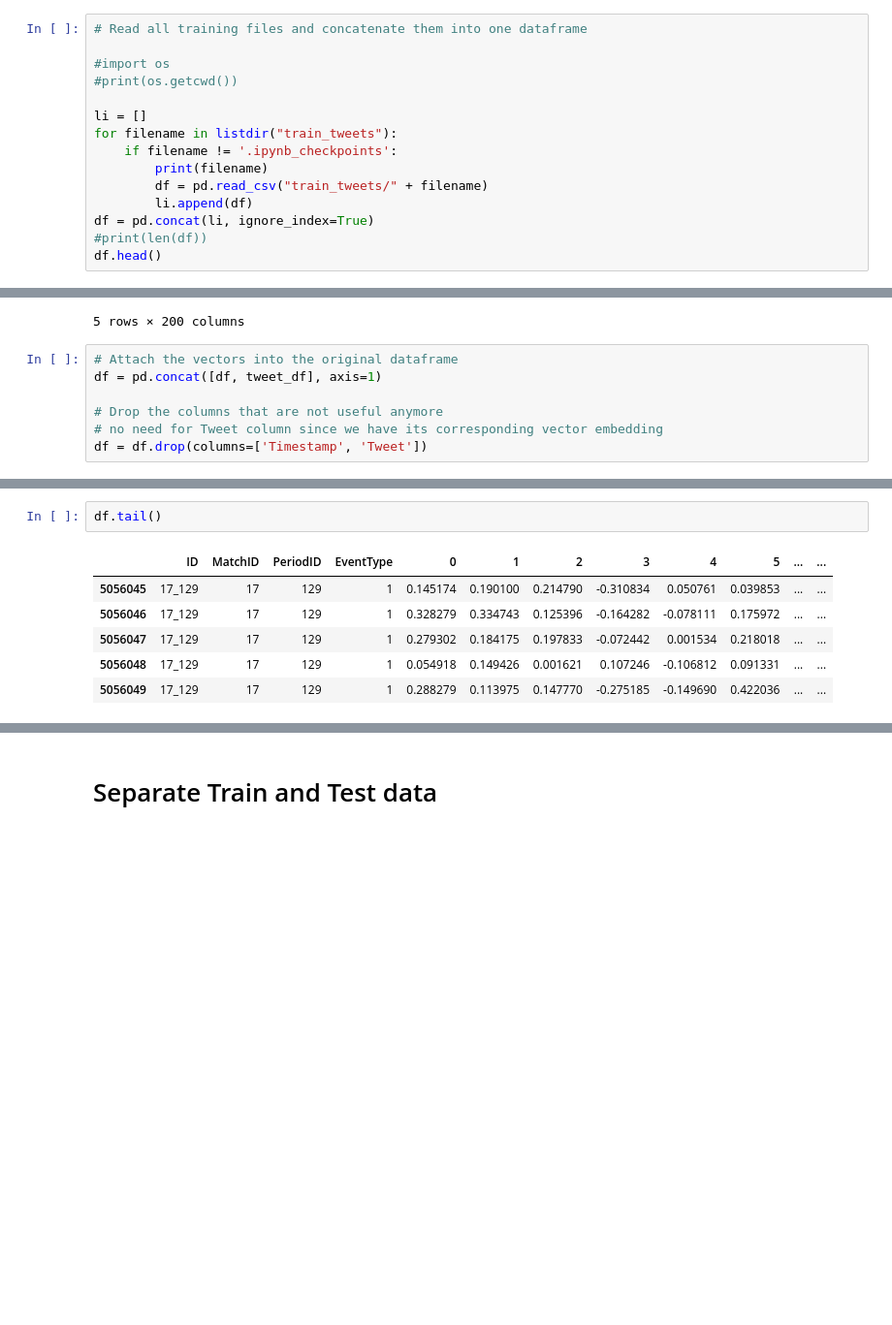
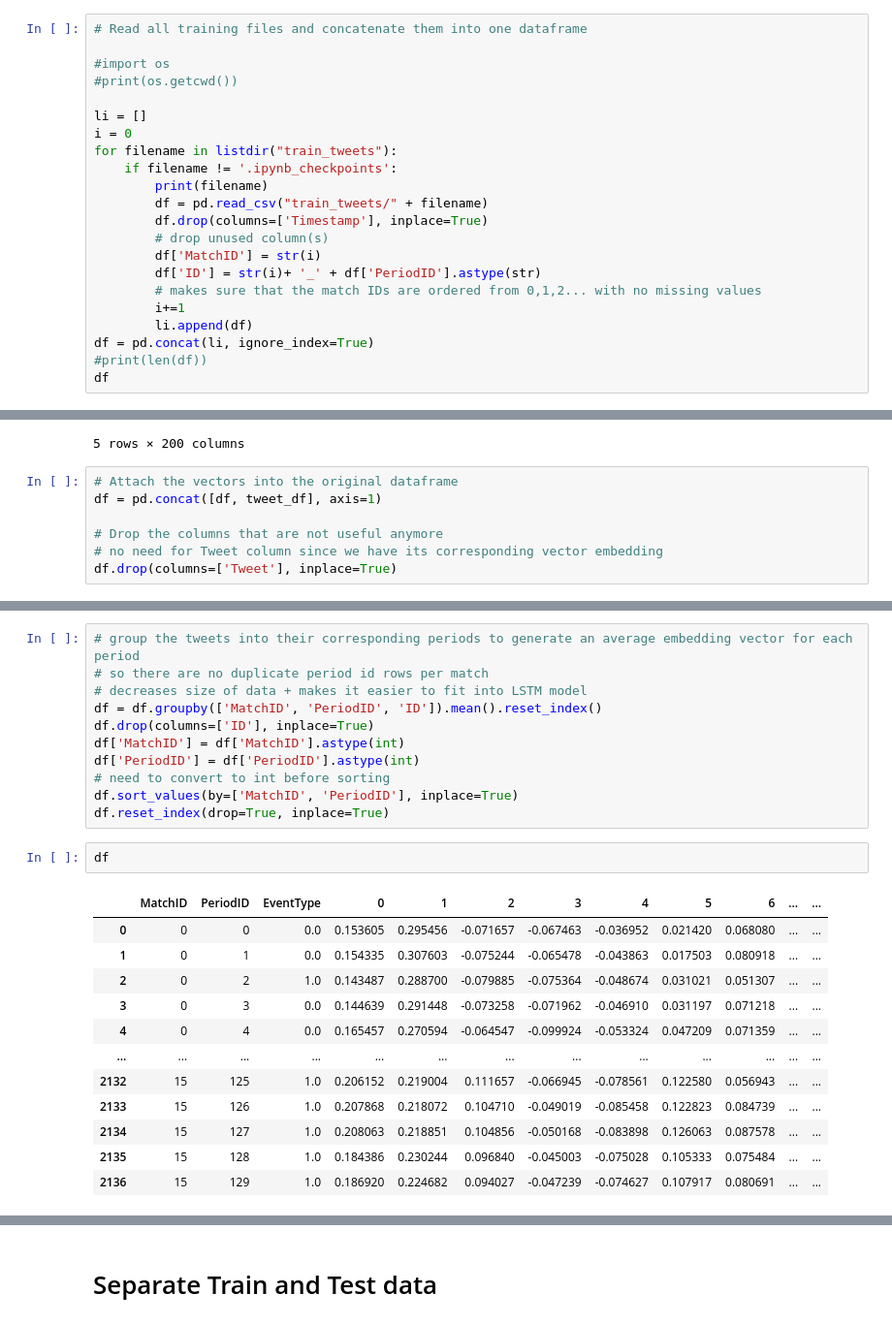
Before and after one commit to vmic2002/DeepLearningChallengeCSC_51054_EP, a Jupyter notebook: Group_challenge_weight_watchers.ipynb, the cells around one changed output, grey strips where cells are left out. Shown at 97% size. Saved outputs shown, nothing was run; the diff lists cells and outputs as text; blank space fills up the shorter version.

Commit message:
Changed how training/test data are separated + other major changes. data is formatted as pytorch tensor

```diff
--- a/Group_challenge_weight_watchers.ipynb
+++ b/Group_challenge_weight_watchers.ipynb
@@ -35,14 +40,21 @@ embeddings_model = api.load("glove-twitter-200")  # 200-dimensional GloVe embedd
 #print(os.getcwd())
 
 li = []
+i = 0
 for filename in listdir("train_tweets"):
     if filename != '.ipynb_checkpoints':
         print(filename)
         df = pd.read_csv("train_tweets/" + filename)
+        df.drop(columns=['Timestamp'], inplace=True)
+        # drop unused column(s)
+        df['MatchID'] = str(i)
+        df['ID'] = str(i)+ '_' + df['PeriodID'].astype(str)
+        # makes sure that the match IDs are ordered from 0,1,2... with no missing values
+        i+=1
         li.append(df)
 df = pd.concat(li, ignore_index=True)
 #print(len(df))
-df.head()
+df
 # %% [output]
 AustraliaSpain34.csv
 PortugalGhana58.csv
@@ -135,5 +160,5 @@ df = pd.concat([df, tweet_df], axis=1)
 
 # Drop the columns that are not useful anymore
 # no need for Tweet column since we have its corresponding vector embedding
-df = df.drop(columns=['Timestamp', 'Tweet'])
+df.drop(columns=['Tweet'], inplace=True)
 # %%
@@ -150,9 +181,26 @@ df.head()
+# %%
+# group the tweets into their corresponding periods to generate an average embedding vector for each period
+# so there are no duplicate period id rows per match
+# decreases size of data + makes it easier to fit into LSTM model
+df = df.groupby(['MatchID', 'PeriodID', 'ID']).mean().reset_index()
+df.drop(columns=['ID'], inplace=True)
+df['MatchID'] = df['MatchID'].astype(int)
+df['PeriodID'] = df['PeriodID'].astype(int)
+# need to convert to int before sorting
+df.sort_values(by=['MatchID', 'PeriodID'], inplace=True)
+df.reset_index(drop=True, inplace=True)
 # %%
-df.tail()
+df
 # %% [output]
-|  | ID | MatchID | PeriodID | EventType | 0 | 1 | 2 | 3 | 4 | 5 | ... | ... |
-| 5056045 | 17_129 | 17 | 129 | 1 | 0.145174 | 0.190100 | 0.214790 | -0.310834 | 0.050761 | 0.039853 | ... | ... |
-| 5056046 | 17_129 | 17 | 129 | 1 | 0.328279 | 0.334743 | 0.125396 | -0.164282 | -0.078111 | 0.175972 | ... | ... |
-| 5056047 | 17_129 | 17 | 129 | 1 | 0.279302 | 0.184175 | 0.197833 | -0.072442 | 0.001534 | 0.218018 | ... | ... |
-| 5056048 | 17_129 | 17 | 129 | 1 | 0.054918 | 0.149426 | 0.001621 | 0.107246 | -0.106812 | 0.091331 | ... | ... |
-| 5056049 | 17_129 | 17 | 129 | 1 | 0.288279 | 0.113975 | 0.147770 | -0.275185 | -0.149690 | 0.422036 | ... | ... |
+|  | MatchID | PeriodID | EventType | 0 | 1 | 2 | 3 | 4 | 5 | 6 | ... | ... |
+| 0 | 0 | 0 | 0.0 | 0.153605 | 0.295456 | -0.071657 | -0.067463 | -0.036952 | 0.021420 | 0.068080 | ... | ... |
+| 1 | 0 | 1 | 0.0 | 0.154335 | 0.307603 | -0.075244 | -0.065478 | -0.043863 | 0.017503 | 0.080918 | ... | ... |
+| 2 | 0 | 2 | 1.0 | 0.143487 | 0.288700 | -0.079885 | -0.075364 | -0.048674 | 0.031021 | 0.051307 | ... | ... |
+| 3 | 0 | 3 | 0.0 | 0.144639 | 0.291448 | -0.073258 | -0.071962 | -0.046910 | 0.031197 | 0.071218 | ... | ... |
+| 4 | 0 | 4 | 0.0 | 0.165457 | 0.270594 | -0.064547 | -0.099924 | -0.053324 | 0.047209 | 0.071359 | ... | ... |
+| ... | ... | ... | ... | ... | ... | ... | ... | ... | ... | ... | ... | ... |
+| 2132 | 15 | 125 | 1.0 | 0.206152 | 0.219004 | 0.111657 | -0.066945 | -0.078561 | 0.122580 | 0.056943 | ... | ... |
+| 2133 | 15 | 126 | 1.0 | 0.207868 | 0.218072 | 0.104710 | -0.049019 | -0.085458 | 0.122823 | 0.084739 | ... | ... |
+| 2134 | 15 | 127 | 1.0 | 0.208063 | 0.218851 | 0.104856 | -0.050168 | -0.083898 | 0.126063 | 0.087578 | ... | ... |
+| 2135 | 15 | 128 | 1.0 | 0.184386 | 0.230244 | 0.096840 | -0.045003 | -0.075028 | 0.105333 | 0.075484 | ... | ... |
+| 2136 | 15 | 129 | 1.0 | 0.186920 | 0.224682 | 0.094027 | -0.047239 | -0.074627 | 0.107917 | 0.080691 | ... | ... |
```
Also changed, not shown: parts of 37 cells of this notebook, 1 other file.
